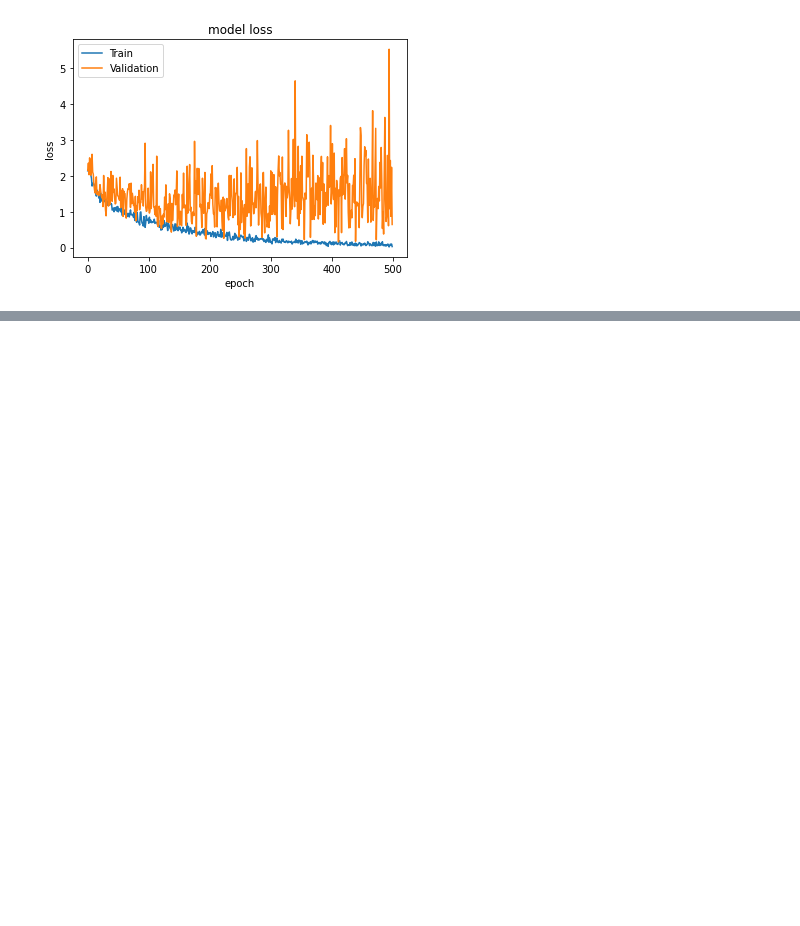
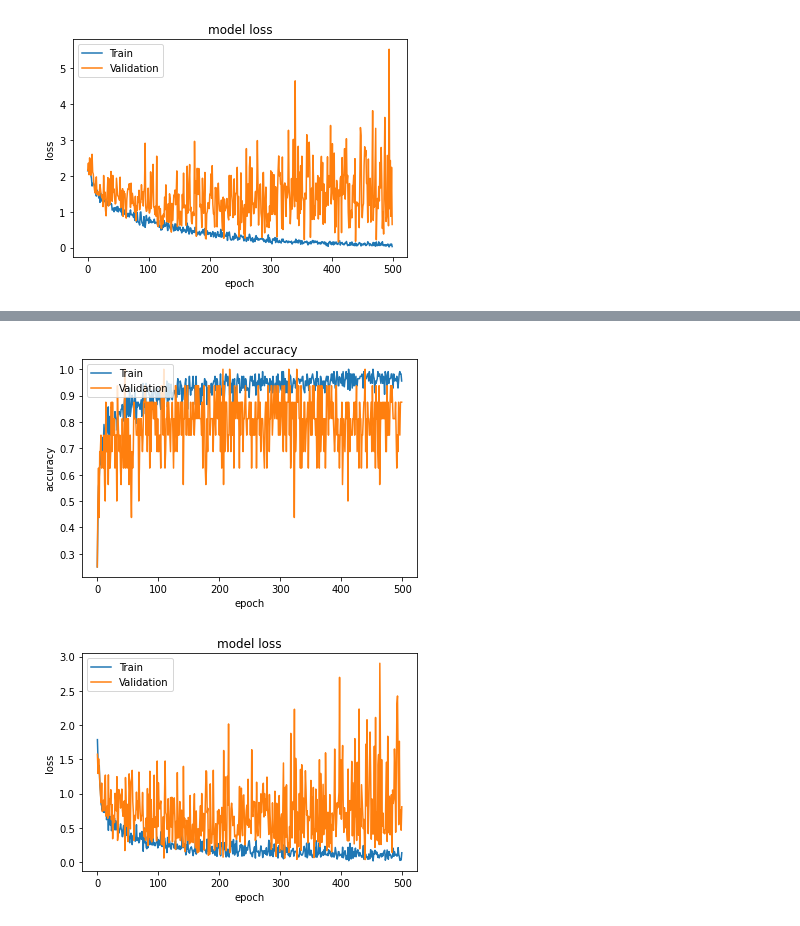
Before and after one commit to Kunaluu/Fashion_Recommendation_System, a Jupyter notebook: Fashion_system.ipynb, the cells around one changed output, grey strips where cells are left out. Cells and saved outputs as stored; diff of their text form; code cells hidden in the pictures; blank space fills up the shorter version.

Commit message:
Added Color detection model

```diff
--- a/Fashion_system.ipynb
+++ b/Fashion_system.ipynb
@@ -135,0 +146,8 @@ plt.show()
+# %%
+color_test_gen =  ImageDataGenerator(rescale = 1./255, horizontal_flip = True)
+color_test_ds = color_test_gen.flow_from_directory(
+    r"D:\Dataset\clothing-dataset-small-master\color_test",
+    seed=1,
+    target_size=image_size,
+    batch_size=batch_size,
+)
@@ -135,0 +156,17 @@ plt.show()
+# %%
+model_color = tf.keras.models.Sequential()
+model_color.add(tf.keras.layers.Conv2D(32, (3, 3), activation='relu', input_shape=(256, 256, 3)))
+model_color.add(tf.keras.layers.MaxPooling2D((2, 2)))
+model_color.add(tf.keras.layers.Conv2D(64, (3, 3), activation='relu'))
+model_color.add(tf.keras.layers.MaxPooling2D((2, 2)))
+model_color.add(tf.keras.layers.Conv2D(128, (3, 3), activation='relu'))
+model_color.add(tf.keras.layers.MaxPooling2D((2, 2)))
+model_color.add(tf.keras.layers.Conv2D(128, (3, 3), activation='relu'))
+model_color.add(tf.keras.layers.MaxPooling2D((2, 2)))
+model_color.add(tf.keras.layers.Flatten())
+model_color.add(tf.keras.layers.Dropout(0.5))
+model_color.add(tf.keras.layers.Dense(512, activation='relu'))
+model_color.add(tf.keras.layers.Dense(7, activation='softmax'))
+model_color.compile(loss='categorical_crossentropy', optimizer=tf.keras.optimizers.RMSprop(learning_rate=0.0001), metrics=['accuracy'])
+# %%
+history3 = model_color.fit(color_train_ds, steps_per_epoch = len(color_train_ds)//batch_size, epochs=500, validation_data=color_test_ds, validation_steps=len(color_test_ds)//batch_size)
@@ -135,0 +191,20 @@ plt.show()
+# %%
+# summarize history for accuracy
+plt.plot(history3.history['accuracy'])
+plt.plot(history3.history['val_accuracy'])
+plt.title('model accuracy')
+plt.ylabel('accuracy')
+plt.xlabel('epoch')
+plt.legend(['Train', 'Validation'], loc='upper left')
+plt.show()
+# summarize history for loss
+plt.plot(history3.history['loss'])
+plt.plot(history3.history['val_loss'])
+plt.title('model loss')
+plt.ylabel('loss')
+plt.xlabel('epoch')
+plt.legend(['Train', 'Validation'], loc='upper left')
+plt.show()
+# %% [output]
+[figure, added]
+[figure, added]
```
Also changed, not shown: parts of 3 cells of this notebook.
